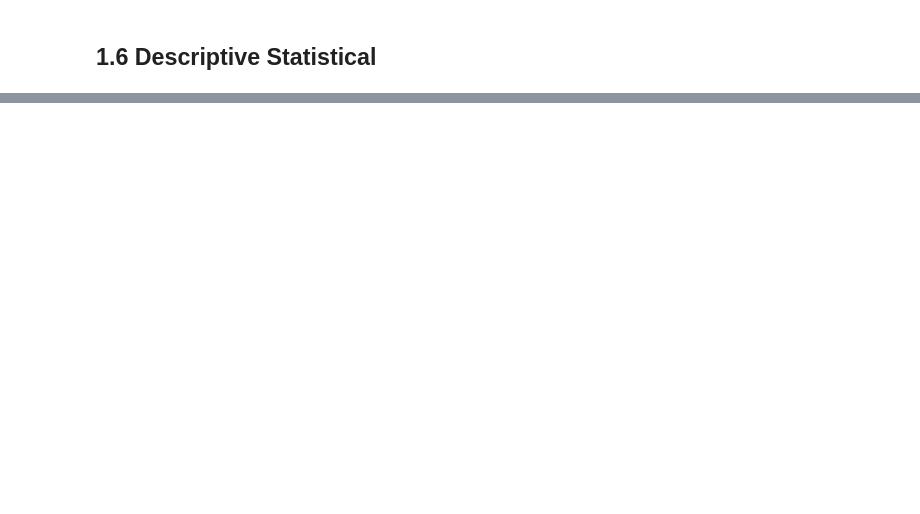
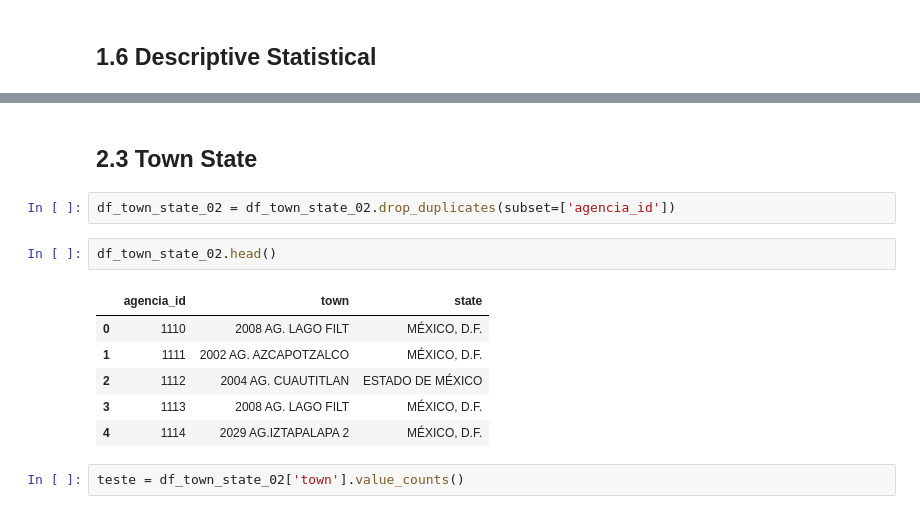
Before and after one commit to FabioCaffarello/Grupo-Bimbo-Inventory-Demand, a Jupyter notebook: 01-Notebooks/cycle01_Inventory_Demand.ipynb, the cells around one changed output, grey strips where cells are left out. Drawn from its saved outputs; the diff is of its cells as text; blank space fills up the shorter version.

```diff
--- a/01-Notebooks/cycle01_Inventory_Demand.ipynb
+++ b/01-Notebooks/cycle01_Inventory_Demand.ipynb
@@ -342,0 +540,15 @@ df01['demanda_uni_equil'][df01['demanda_uni_equil'] > break_point].hist(bins=150
+# %% [markdown]
+## 2.3 Town State
+# %%
+df_town_state_02 = df_town_state_02.drop_duplicates(subset=['agencia_id'])
+# %%
+df_town_state_02.head()
+# %% [output]
+|  | agencia_id | town | state |
+| 0 | 1110 | 2008 AG. LAGO FILT | MÉXICO, D.F. |
+| 1 | 1111 | 2002 AG. AZCAPOTZALCO | MÉXICO, D.F. |
+| 2 | 1112 | 2004 AG. CUAUTITLAN | ESTADO DE MÉXICO |
+| 3 | 1113 | 2008 AG. LAGO FILT | MÉXICO, D.F. |
+| 4 | 1114 | 2029 AG.IZTAPALAPA 2 | MÉXICO, D.F. |
+# %%
+teste = df_town_state_02['town'].value_counts()
```
Also changed, not shown: parts of 111 cells of this notebook, 8 other files.
